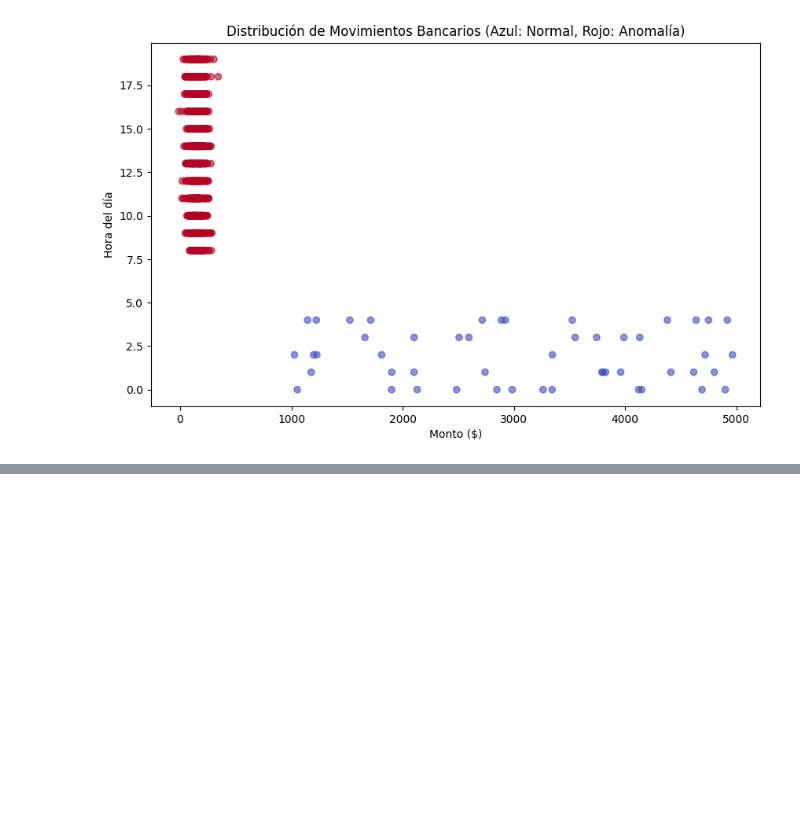
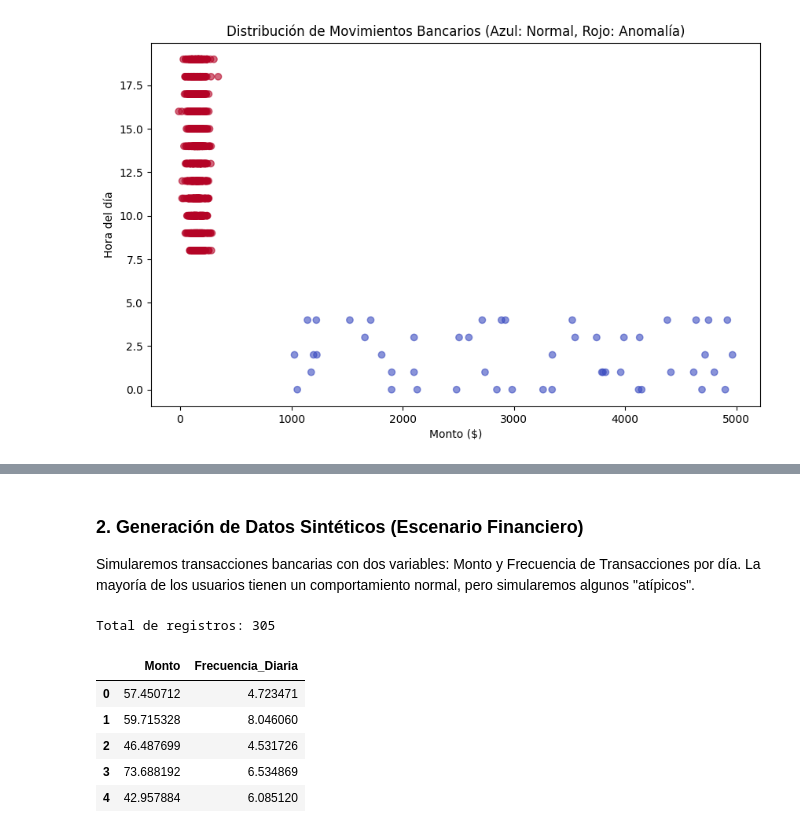
Before and after one commit to paranedagarcia/Cienciadedatos, a Jupyter notebook: 9.Casos/Deteccion de anomalias financieras.ipynb, the cells around one changed output, grey strips where cells are left out. Drawn from its saved outputs; the diff is of its cells as text; code cells hidden in the pictures; blank space fills up the shorter version.

```diff
--- a/9.Casos/Deteccion de anomalias financieras.ipynb
+++ b/9.Casos/Deteccion de anomalias financieras.ipynb
@@ -115,0 +131,31 @@ weighted avg       0.99      0.99      0.99       315
+# %% [markdown]
+### 2. Generación de Datos Sintéticos (Escenario Financiero)
+Simularemos transacciones bancarias con dos variables: Monto y Frecuencia de Transacciones por día. La mayoría de los usuarios tienen un comportamiento normal, pero simularemos algunos "atípicos".
+# %%
+# Generar datos normales (usuarios legítimos)
+np.random.seed(42)
+normal_data = np.random.normal(loc=[50, 5], scale=[15, 2], size=(300, 2))
+
+# Generar anomalías (ej: montos muy altos o frecuencias inusuales)
+anomalies = np.array([
+    [200, 1],   # Monto muy alto, poca frecuencia
+    [250, 15],  # Monto altísimo, frecuencia altísima (posible bot/ataque)
+    [10, 25],   # Monto bajo, pero frecuencia extremadamente alta
+    [180, 8],
+    [220, 2]
+])
+
+# Combinar en un DataFrame
+data = np.vstack([normal_data, anomalies])
+df = pd.DataFrame(data, columns=['Monto', 'Frecuencia_Diaria'])
+
+print(f"Total de registros: {len(df)}")
+df.head()
+# %% [output]
+Total de registros: 305
+|  | Monto | Frecuencia_Diaria |
+| 0 | 57.450712 | 4.723471 |
+| 1 | 59.715328 | 8.046060 |
+| 2 | 46.487699 | 4.531726 |
+| 3 | 73.688192 | 6.534869 |
+| 4 | 42.957884 | 6.085120 |
```
Also changed, not shown: parts of 12 cells of this notebook, 2 other files.
